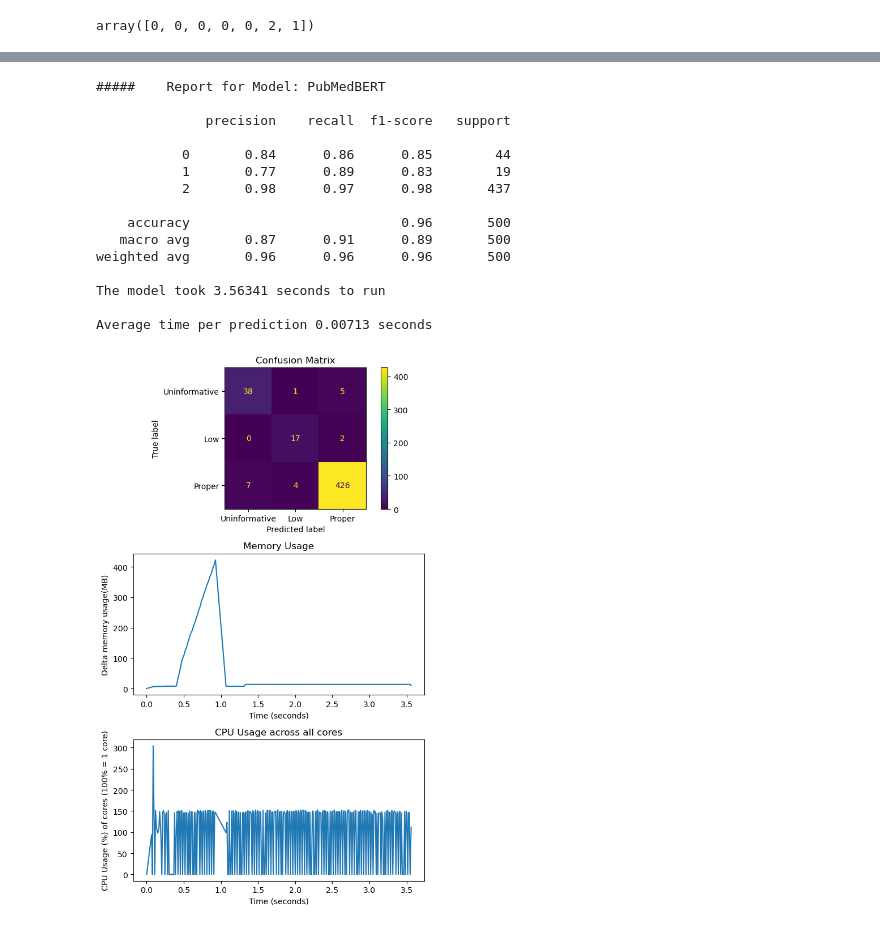
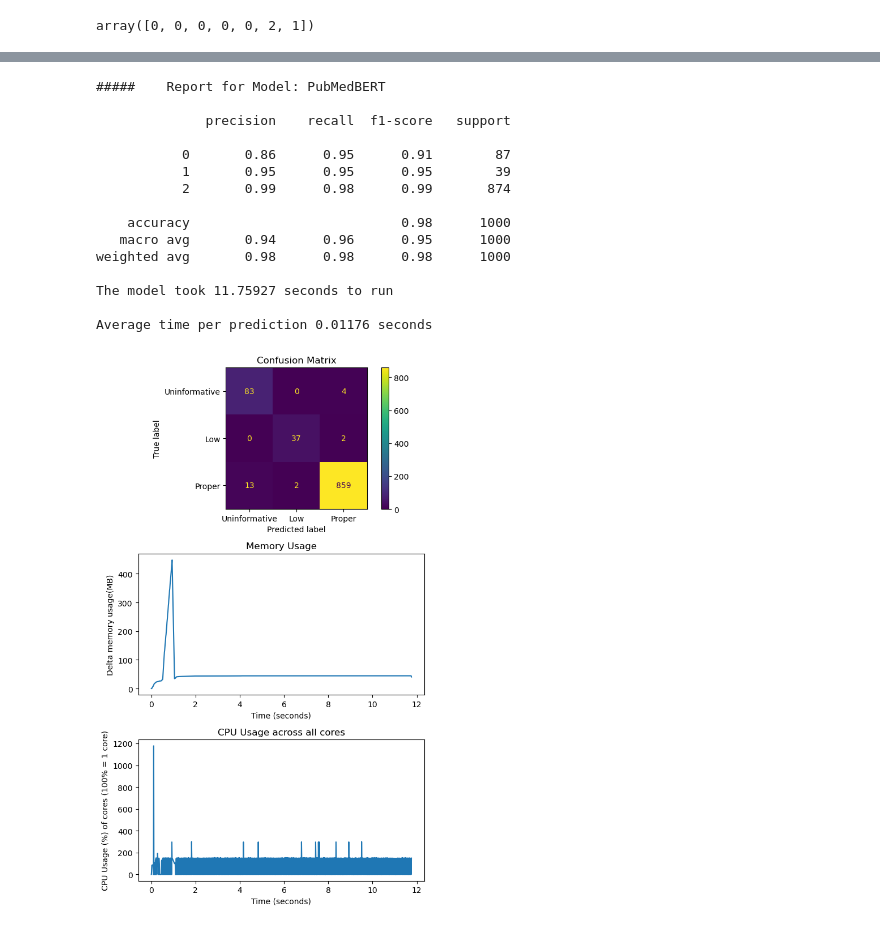
Before and after one commit to ElonGawi/Viral-Annotation-Classifier, a Jupyter notebook: model_evaluator.ipynb, the cells around one changed output, grey strips where cells are left out. Cells and saved outputs as stored; diff of their text form; code cells hidden in the pictures.

```diff
--- a/model_evaluator.ipynb
+++ b/model_evaluator.ipynb
@@ -93,24 +46,24 @@ array([0, 0, 0, 0, 0, 2, 1])
 # %%
 ## Evalute model
 PMB_m_wrapper = ModelEvalWrapper(PMB, "PubMedBERT")
-m = ModelEvaluator(PMB_m_wrapper, dataloader.get_test())
+m = ModelEvaluator(PMB_m_wrapper, dataloader.get_validation())
 c_report = m.generate_report()
 c_report.show_report()
 # %% [output]
 [interactive output not drawn]
 #####    Report for Model: PubMedBERT
 
               precision    recall  f1-score   support
 
-           0       0.84      0.86      0.85        44
-           1       0.77      0.89      0.83        19
-           2       0.98      0.97      0.98       437
+           0       0.86      0.95      0.91        87
+           1       0.95      0.95      0.95        39
+           2       0.99      0.98      0.99       874
 
-    accuracy                           0.96       500
-   macro avg       0.87      0.91      0.89       500
-weighted avg       0.96      0.96      0.96       500
+    accuracy                           0.98      1000
+   macro avg       0.94      0.96      0.95      1000
+weighted avg       0.98      0.98      0.98      1000
 
-The model took 3.56341 seconds to run
+The model took 11.75927 seconds to run
 
-Average time per prediction 0.00713 seconds
+Average time per prediction 0.01176 seconds
-[figure, old version]
+[figure, new version]
```
Also changed, not shown: parts of 8 cells of this notebook, 1 other file.
